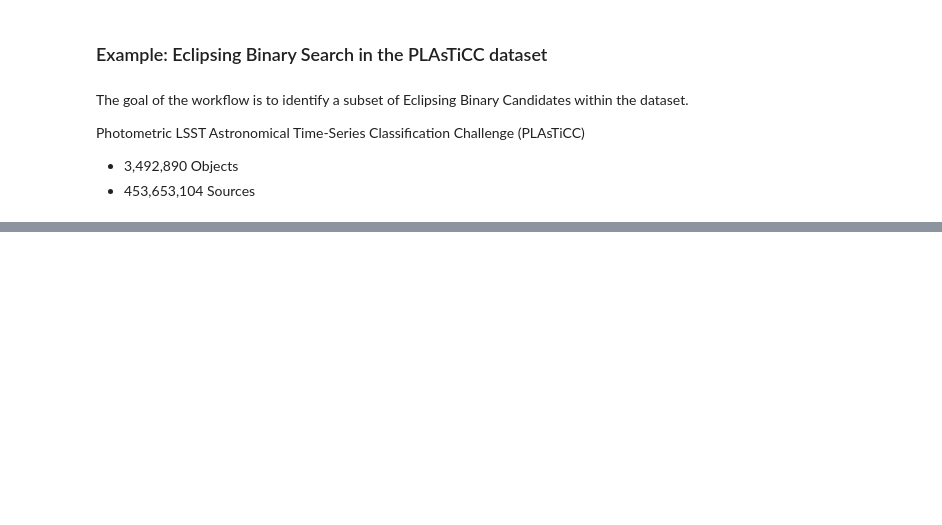
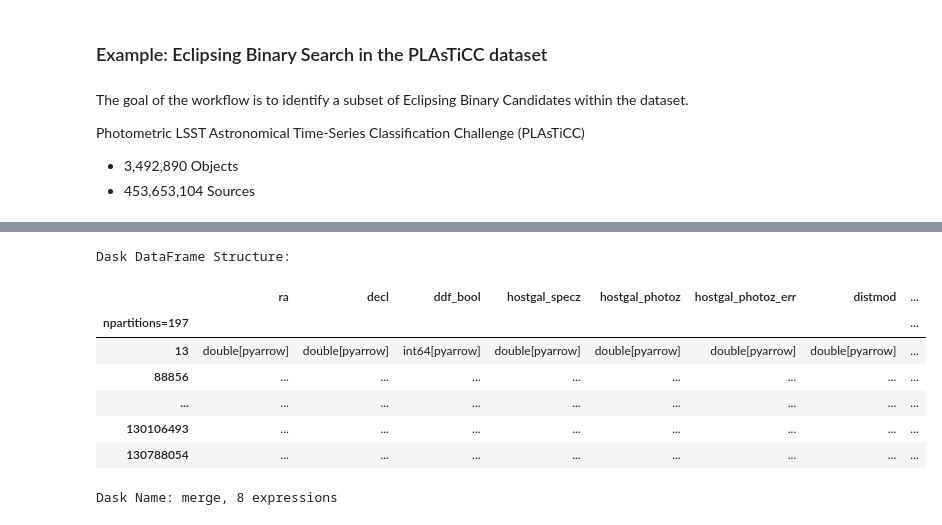
Before and after one commit to lincc-frameworks/notebooks_lf, a Jupyter notebook: nested-pandas-mvp/nested_lincc_tech_talk.ipynb, the cells around one changed output, grey strips where cells are left out. Saved outputs shown, nothing was run; the diff lists cells and outputs as text; code cells hidden in the pictures; blank space fills up the shorter version.

```diff
--- a/nested-pandas-mvp/nested_lincc_tech_talk.ipynb
+++ b/nested-pandas-mvp/nested_lincc_tech_talk.ipynb
@@ -386,0 +303,14 @@ Wall time: 9.6 s
+# %%
+%%time
+# Load in Plasticc data
+object = nd.read_parquet(DATA_DIR+"/object/*.parquet",
+                         dtype_backend="pyarrow",
+                         index="object_id",
+                         calculate_divisions=True)
+source = nd.read_parquet(DATA_DIR+"/source/*.parquet",
+                         dtype_backend="pyarrow",
+                         index="object_id",
+                         calculate_divisions=True)
+objsor = object.add_nested(source, "source")
+objsor
+# %% [output]
@@ -386,0 +319,9 @@ Wall time: 9.6 s
+Dask DataFrame Structure:
+|  | ra | decl | ddf_bool | hostgal_specz | hostgal_photoz | hostgal_photoz_err | distmod | ... |
+| npartitions=197 |  |  |  |  |  |  |  | ... |
+| 13 | double[pyarrow] | double[pyarrow] | int64[pyarrow] | double[pyarrow] | double[pyarrow] | double[pyarrow] | double[pyarrow] | ... |
+| 88856 | ... | ... | ... | ... | ... | ... | ... | ... |
+| ... | ... | ... | ... | ... | ... | ... | ... | ... |
+| 130106493 | ... | ... | ... | ... | ... | ... | ... | ... |
+| 130788054 | ... | ... | ... | ... | ... | ... | ... | ... |
+Dask Name: merge, 8 expressions
```
Also changed, not shown: parts of 8 cells of this notebook.
